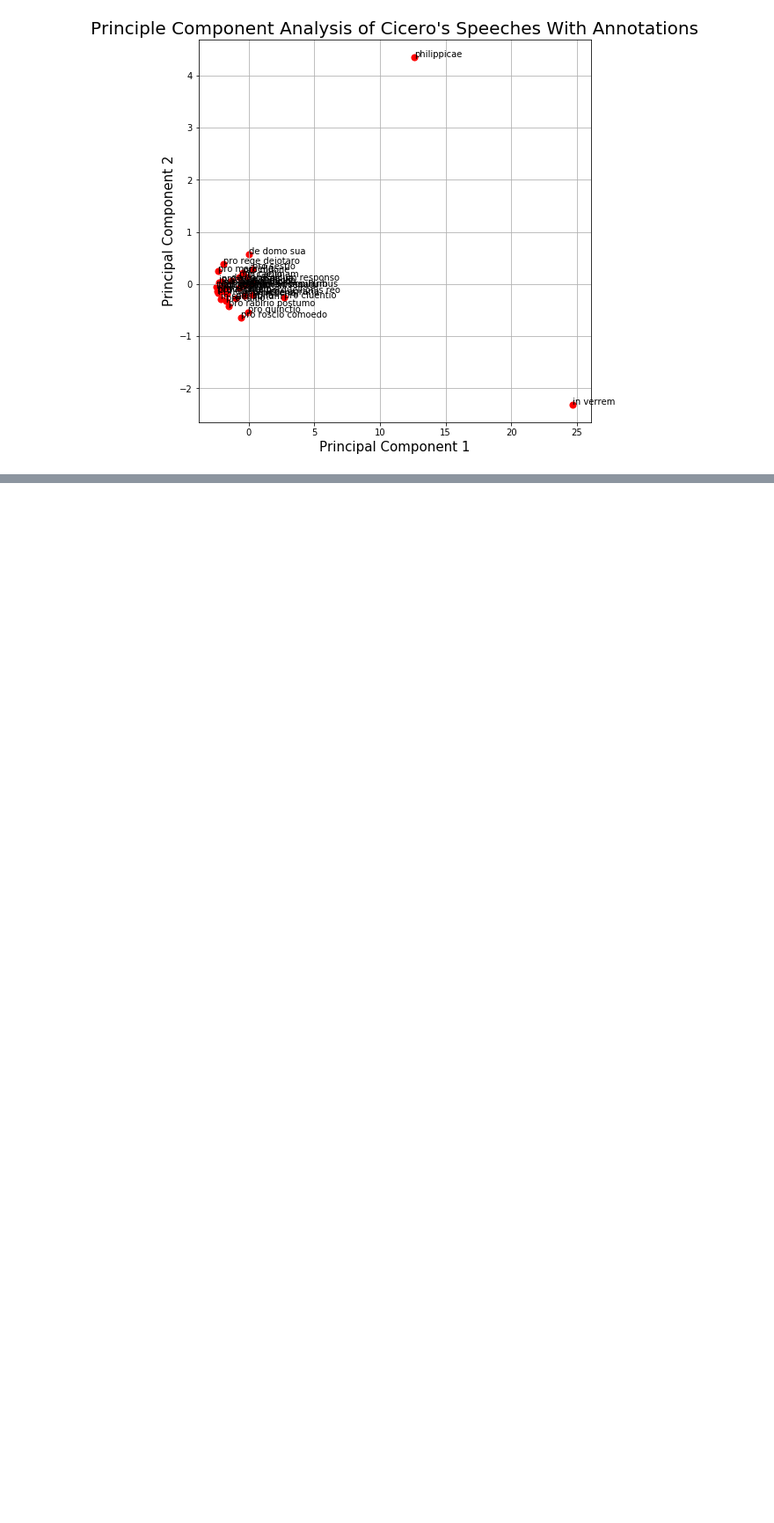
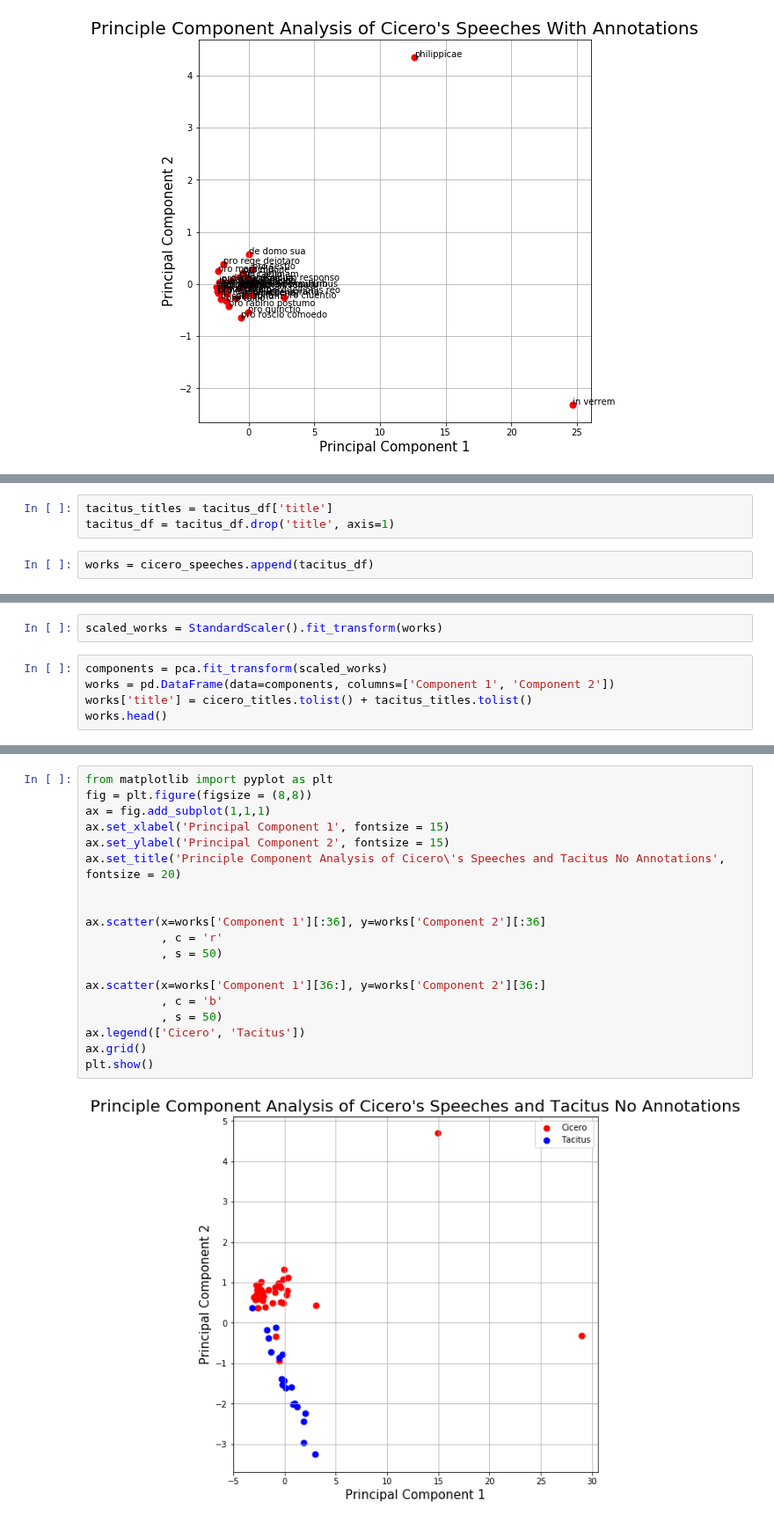
Before and after one commit to TylerKirby/latin-prose-rhythm, a Jupyter notebook: notebooks/statistical_tests.ipynb, the cells around one changed output, grey strips where cells are left out. Shown at 88% size. Drawn from its saved outputs; the diff is of its cells as text; blank space fills up the shorter version.

Commit message:
added tacitus test

```diff
--- a/notebooks/statistical_tests.ipynb
+++ b/notebooks/statistical_tests.ipynb
@@ -267,0 +297,5 @@ plt.show()
+# %%
+tacitus_titles = tacitus_df['title']
+tacitus_df = tacitus_df.drop('title', axis=1)
+# %%
+works = cicero_speeches.append(tacitus_df)
@@ -267,0 +314,7 @@ plt.show()
+# %%
+scaled_works = StandardScaler().fit_transform(works)
+# %%
+components = pca.fit_transform(scaled_works)
+works = pd.DataFrame(data=components, columns=['Component 1', 'Component 2'])
+works['title'] = cicero_titles.tolist() + tacitus_titles.tolist()
+works.head()
@@ -267,0 +328,21 @@ plt.show()
+# %%
+from matplotlib import pyplot as plt
+fig = plt.figure(figsize = (8,8))
+ax = fig.add_subplot(1,1,1)
+ax.set_xlabel('Principal Component 1', fontsize = 15)
+ax.set_ylabel('Principal Component 2', fontsize = 15)
+ax.set_title('Principle Component Analysis of Cicero\'s Speeches and Tacitus No Annotations', fontsize = 20)
+
+
+ax.scatter(x=works['Component 1'][:36], y=works['Component 2'][:36]
+           , c = 'r'
+           , s = 50)
+
+ax.scatter(x=works['Component 1'][36:], y=works['Component 2'][36:]
+           , c = 'b'
+           , s = 50)
+ax.legend(['Cicero', 'Tacitus'])
+ax.grid()
+plt.show()
+# %% [output]
+[figure, added]
```
Also changed, not shown: parts of 9 cells of this notebook.
